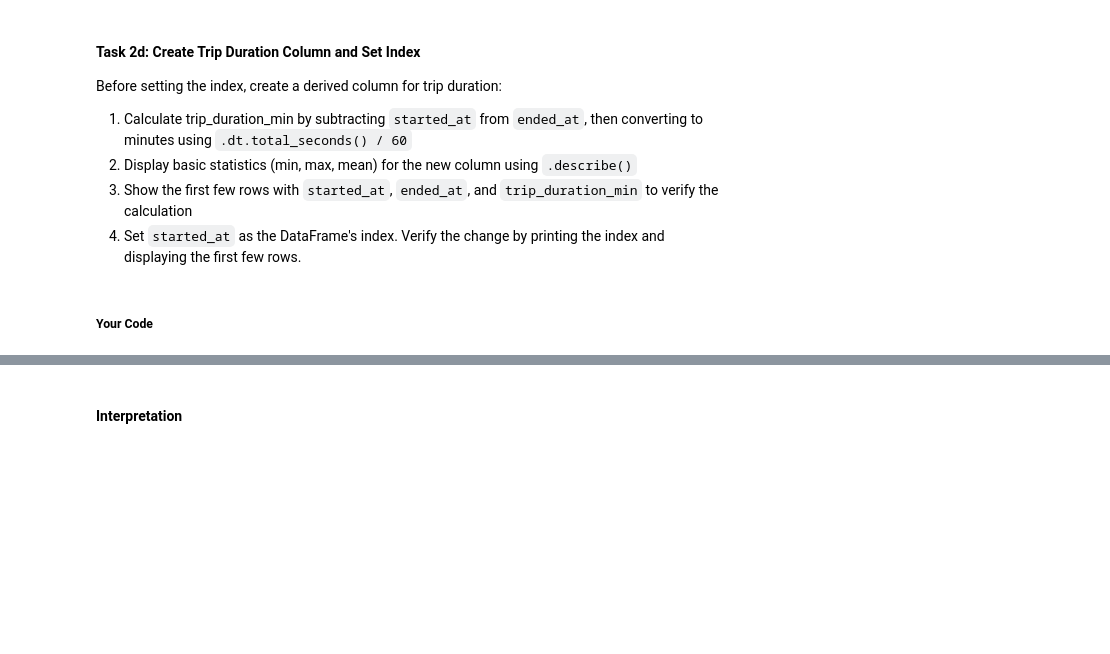
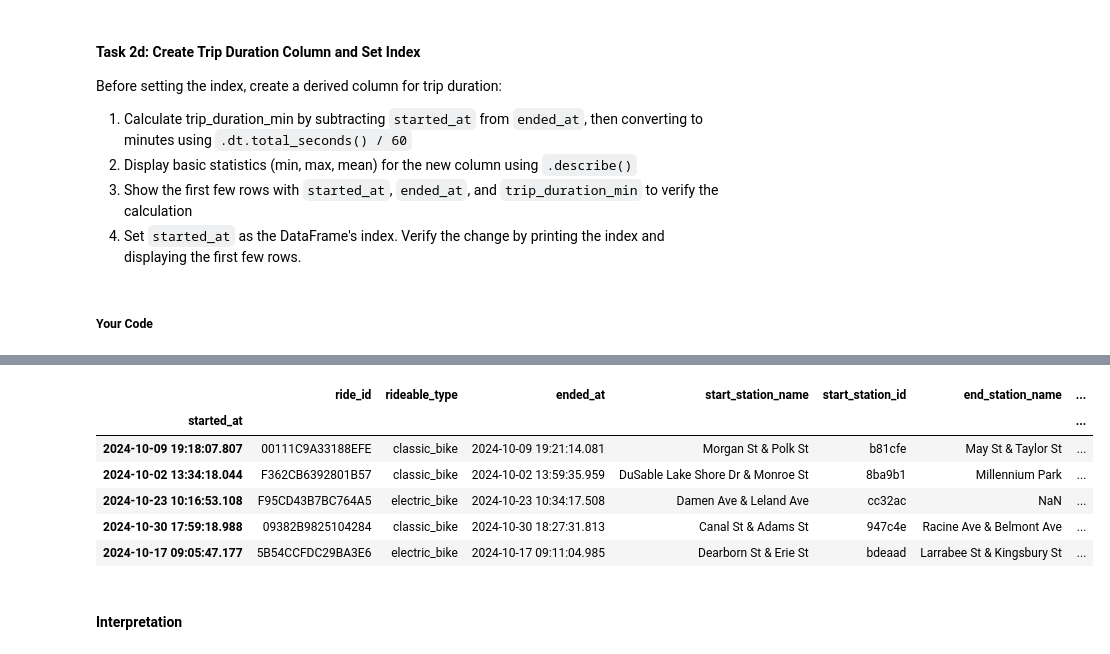
Before and after one commit to abbeygodfrey/py4eda-work, a Jupyter notebook: homework/hw3b.ipynb, the cells around one changed output, grey strips where cells are left out. Saved outputs shown, nothing was run; the diff lists cells and outputs as text; code cells hidden in the pictures; blank space fills up the shorter version.

```diff
--- a/homework/hw3b.ipynb
+++ b/homework/hw3b.ipynb
@@ -248,3 +291,6 @@ csv_path = Path('./data/202410-divvy-tripdata-100k.csv')
 ##### Your Code
 # %%
 # task 2b code here...
+rides = pd.read_csv(csv_path, parse_dates=['started_at', 'ended_at'], dtype={'rideable_type':'category', 'member_casual':'category'})
+rides.info()
+print(f"{rides.memory_usage(deep=True).sum() / 1024**2:.2f} MB")
@@ -275,0 +372,6 @@ Before setting the index, create a derived column for trip duration:
+# %%
+# task 2d code here...
+
+#part 1 & 2
+rides['trip_duration_min'] = (rides['ended_at'] - rides['started_at']).dt.total_seconds() / 60
+trip_duration_min.describe()
@@ -275,0 +399,6 @@ Before setting the index, create a derived column for trip duration:
+# %%
+#part 4
+rides_dated = rides.set_index('started_at')
+print("\nIndex:", rides_dated.index)
+rides_dated.sample(n=5)
+# %% [output]
@@ -276,3 +417,10 @@ Before setting the index, create a derived column for trip duration:
+|  | ride_id | rideable_type | ended_at | start_station_name | start_station_id | end_station_name | ... |
+| started_at |  |  |  |  |  |  | ... |
+| 2024-10-09 19:18:07.807 | 00111C9A33188EFE | classic_bike | 2024-10-09 19:21:14.081 | Morgan St & Polk St | b81cfe | May St & Taylor St | ... |
+| 2024-10-02 13:34:18.044 | F362CB6392801B57 | classic_bike | 2024-10-02 13:59:35.959 | DuSable Lake Shore Dr & Monroe St | 8ba9b1 | Millennium Park | ... |
+| 2024-10-23 10:16:53.108 | F95CD43B7BC764A5 | electric_bike | 2024-10-23 10:34:17.508 | Damen Ave & Leland Ave | cc32ac | NaN | ... |
+| 2024-10-30 17:59:18.988 | 09382B9825104284 | classic_bike | 2024-10-30 18:27:31.813 | Canal St & Adams St | 947c4e | Racine Ave & Belmont Ave | ... |
+| 2024-10-17 09:05:47.177 | 5B54CCFDC29BA3E6 | electric_bike | 2024-10-17 09:11:04.985 | Dearborn St & Erie St | bdeaad | Larrabee St & Kingsbury St | ... |
 # %% [markdown]
 #### Interpretation
 # %% [markdown]
```
Also changed, not shown: parts of 11 cells of this notebook.
